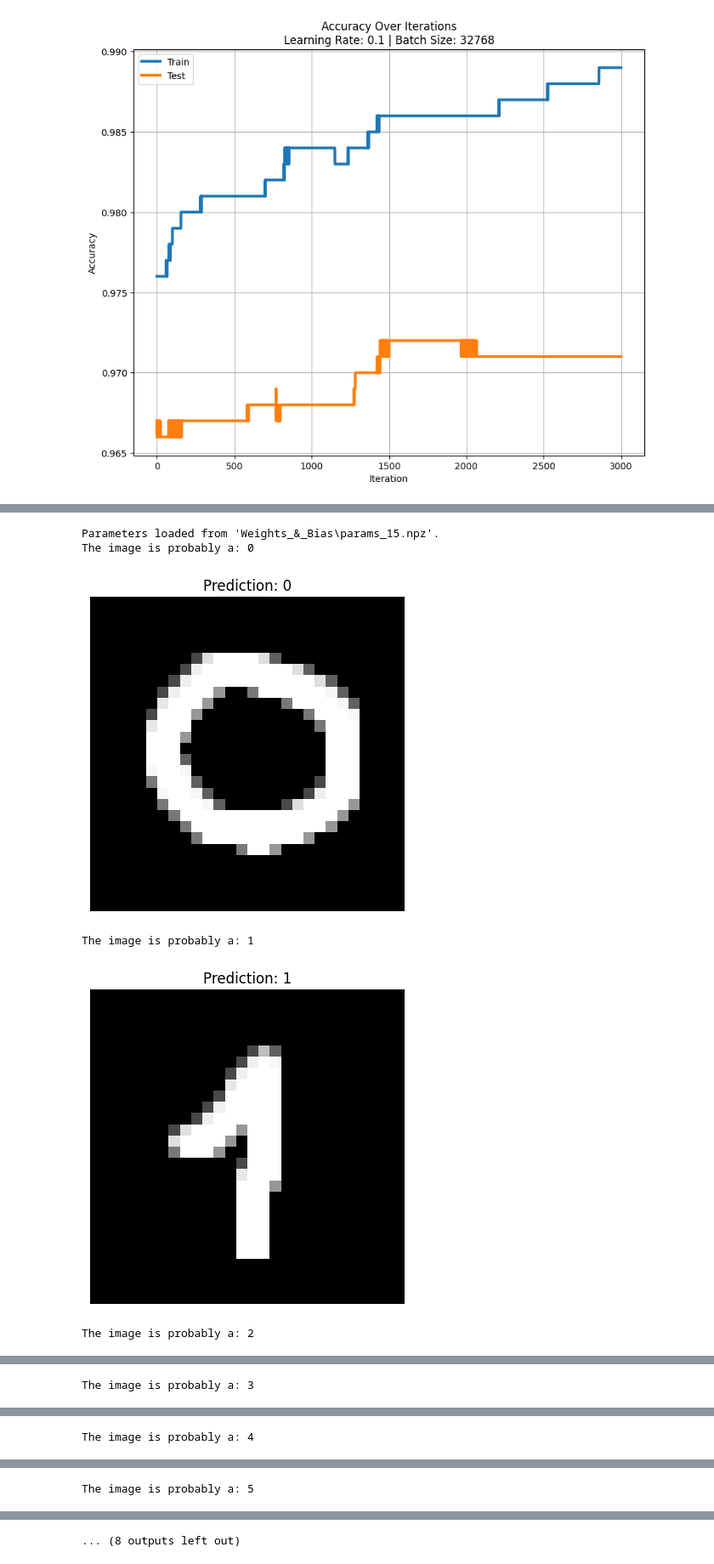
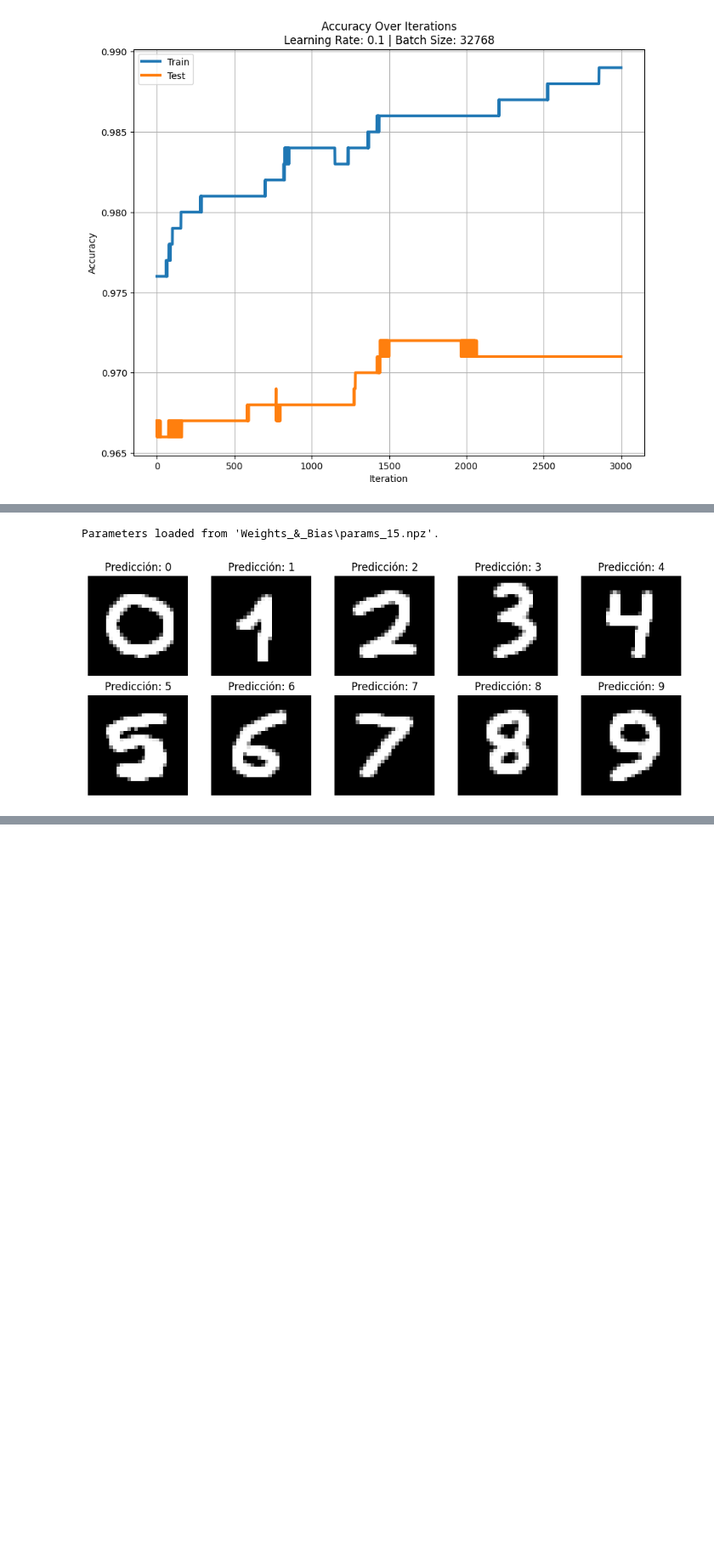
Before and after one commit to danacreyes/NeuralNetwork-2024, a Jupyter notebook: Neural_Network.ipynb, the cells around one changed output, grey strips where cells are left out. Shown at 85% size. Saved outputs shown, nothing was run; the diff lists cells and outputs as text; code cells hidden in the pictures; blank space fills up the shorter version.

```diff
--- a/Neural_Network.ipynb
+++ b/Neural_Network.ipynb
@@ -430,45 +430,49 @@ def preprocess_image(path):
 #model_params_file = os.path.join('Weights_&_Bias', 'params_1.npz') # Final test accuracy: 90.5761%, Final train accuracy: 97.9492%
 #model_params_file = os.path.join('Weights_&_Bias', 'params_2.npz') # Final test accuracy: 44.2382%, Final train accuracy: 44.0429%
 #model_params_file = os.path.join('Weights_&_Bias', 'params_3.npz') # Final test accuracy: 90.9175%, Final train accuracy: 100.0000%, created from params_1
 #model_params_file = os.path.join('Weights_&_Bias', 'params_4.npz') # Final test accuracy: 91.2597%, Final train accuracy: 100.0000%, created from params_3
 #model_params_file = os.path.join('Weights_&_Bias', 'params_5.npz') # Final test accuracy: 93.8964%, Final train accuracy: 100.0000%, created from params_4
 #model_params_file = os.path.join('Weights_&_Bias', 'params_6.npz') # Final test accuracy: 94.8730%, Final train accuracy: 100.0000%, created from params_5
 #model_params_file = os.path.join('Weights_&_Bias', 'params_7.npz') # Final test accuracy: 70.3125%, Final train accuracy: 100.0000%, L = 0.01, batch_size = 128, num_iterations = 10_000
 #model_params_file = os.path.join('Weights_&_Bias', 'params_8.npz') # Final test accuracy: 76.5625%, Final train accuracy: 100.0000%, L = 0.02, batch_size = 256, num_iterations = 8_000
 #model_params_file = os.path.join('Weights_&_Bias', 'params_9.npz') # Final test accuracy: 86.7188%, Final train accuracy: 99.1211%, L = 0.02, batch_size = 1024, num_iterations= 4_000
 #model_params_file = os.path.join('Weights_&_Bias', 'params_10.npz') # Final test accuracy: 87.9883%, Final train accuracy: 96.7285% L = 0.03, batch_size = 2048, num_iterations= 3_000
 #model_params_file = os.path.join('Weights_&_Bias', 'params_11.npz') # Final test accuracy: 90.6982%, Final train accuracy: 98.9014% L = 0.03, batch_size = 4096, num_iterations= 6_000 (Iter 5600, Test accuracy: 90.7471%, Train accuracy: 98.6328%)
 #model_params_file = os.path.join('Weights_&_Bias', 'params_12.npz') # Final test accuracy: 84.3750%, Final train accuracy: 100.0000% L = 0.02, batch_size = 512, num_iterations= 6_000 (Iter 4000, Test accuracy: 84.9609%, Train accuracy: 100.0000%)
 #model_params_file = os.path.join('Weights_&_Bias', 'params_13.npz') # Final test accuracy: 93.6646%, Final train accuracy: 98.7671% L = 0.03, batch_size = 8_192, num_iterations= 8_000
 #model_params_file = os.path.join('Weights_&_Bias', 'params_14.npz') # Final test accuracy: 94.0552%, Final train accuracy: 99.7314% L = 0.08, batch_size = 8_192, num_iterations= 4_000
 model_params_file = os.path.join('Weights_&_Bias', 'params_15.npz') # ""Final test accuracy: 96.0000%, Final train accuracy: 97.0000%"" L = 0.1, batch_size = 16_384, num_iterations= 4_000
 #model_params_file = os.path.join('Weights_&_Bias', 'params_16.npz') # Final test accuracy: 96.4650%, Final train accuracy: 97.9550% L = 0.1, batch_size = 32_768, num_iterations= 4_000
 #model_params_file = os.path.join('Weights_&_Bias', 'params_17.npz') # Final test accuracy: 96.9700%, Final train accuracy: 98.9100% L = 0.1, batch_size = 32_768, num_iterations= 3_000 created from params_16
 
 #! Initializing the neural network parameters ===============================================
 
 w_1, b_1, w_2, b_2, w_3, b_3 = load_model_params(model_params_file)
 
-# Prediction using the neural network
-for i in range(10):
+# Definir el número de imágenes a predecir
+num_images = 10
+cols = 5  # Número de columnas para la cuadrícula de imágenes
+rows = (num_images + cols - 1) // cols  # Calcula el número de filas necesario
+
+plt.figure(figsize=(cols * 2, rows * 2))  # Ajusta el tamaño de la figura
+
+# Predicción usando la red neuronal
+for i in range(num_images):
     image_path = f'digits/digitB{i}.png'
     processed_image = preprocess_image(image_path)
 
-    # Forward propagation to get the prediction
+    # Forward propagation para obtener la predicción
     _, _, A3 = forward_prop(processed_image, w_1, b_1, w_2, b_2, w_3, b_3)
-    prediction = np.argmax(A3, axis=0)  # Get the class with the highest probability
+    prediction = np.argmax(A3, axis=0)  # Obtener la clase con la mayor probabilidad
 
-    print(f'The image is probably a: {prediction[0]}')
+    # Visualizar la imagen procesada
+    plt.subplot(rows, cols, i + 1)
+    plt.imshow(processed_image.reshape(28, 28), cmap='gray')
+    plt.title(f'Predicción: {prediction[0]}')
+    plt.axis('off')  # Quitar los ejes
 
-    # Visualize the processed image
-    plt.imshow(processed_image.reshape(28, 28), cmap='gray')
-    plt.title(f'Prediction: {prediction[0]}')
-    plt.axis('off')
-    plt.show()
+plt.tight_layout()
+plt.show()
 # %% [output]
 Parameters loaded from 'Weights_&_Bias\params_15.npz'.
-The image is probably a: 0
-[figure, old version]
+[figure, new version]
-The image is probably a: 1
-[figure, removed]
-The image is probably a: 2
@@ -476 +478,0 @@ The image is probably a: 2
-The image is probably a: 3
@@ -478 +478,0 @@ The image is probably a: 3
-The image is probably a: 4
@@ -480 +478,0 @@ The image is probably a: 4
-The image is probably a: 5
@@ -482,4 +479,3 @@ The image is probably a: 5
-... (8 outputs left out)
 # %%
 from sklearn.datasets import fetch_openml
 from sklearn.metrics import accuracy_score
```
Also changed, not shown: parts of 4 cells of this notebook, 9 other files.
